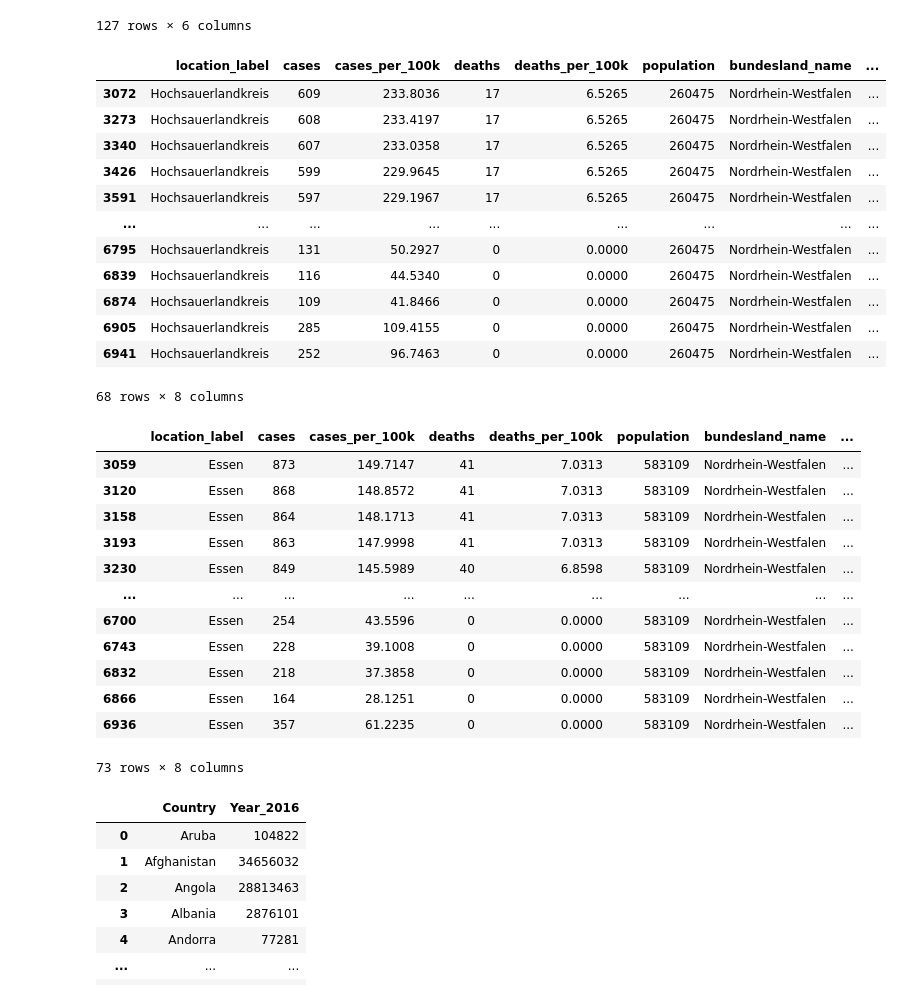
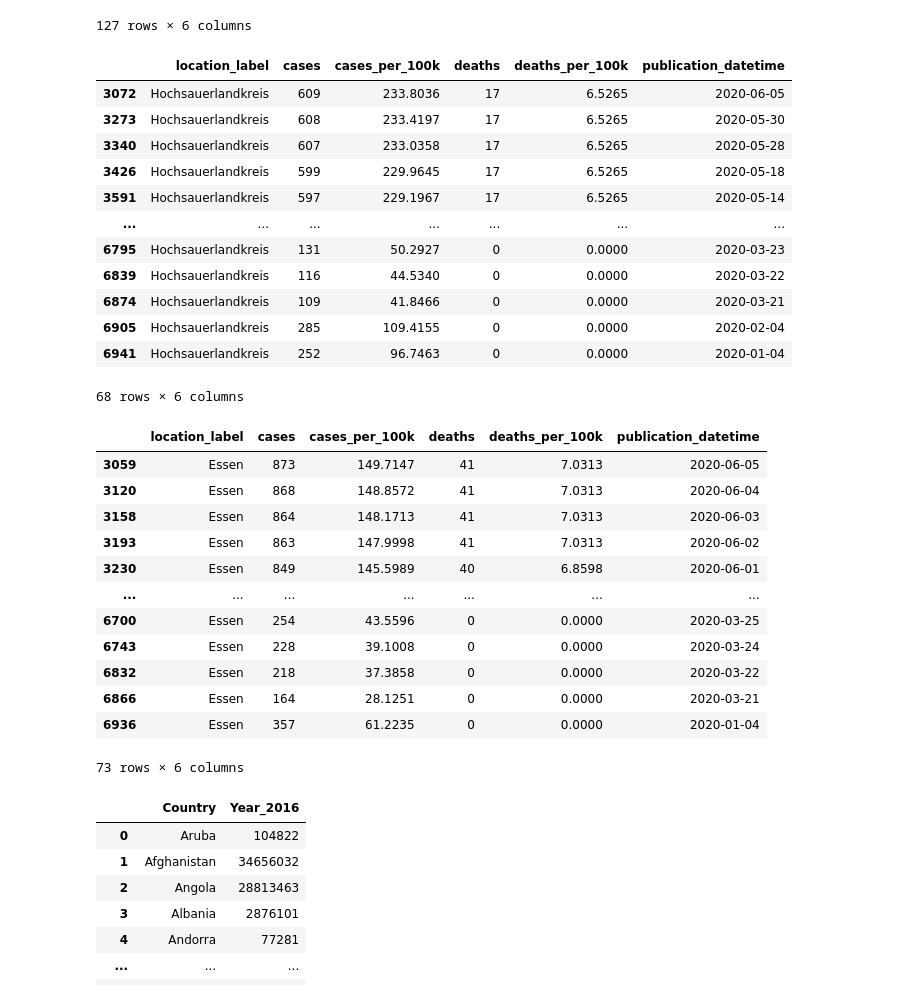
Before and after one commit to Jubo30/Data-Science-Project, a Jupyter notebook: Täglicher Zuwachs Deutschland.ipynb, the cells around one changed output. Cells and saved outputs as stored; diff of their text form; code cells hidden in the pictures.

```diff
--- a/Täglicher Zuwachs Deutschland.ipynb
+++ b/Täglicher Zuwachs Deutschland.ipynb
@@ -186,46 +186,48 @@ welt_zuwachs.loc[welt_zuwachs['Country'].isin(arraywelt)]
 # %%
 kreise_zuwachs = pd.read_csv('COVID-19 Cases Germany_1591375436907.csv')
 kreise_zuwachs.drop(['relative_case_changes','fb_id','cases_per_population','relative_death_changes','bundesland_ags','kreis_ags','kreis_nuts','kreis_name','deaths_per_population','fb_datetime'], axis=1, inplace=True)
 kreise_zuwachs = kreise_zuwachs.fillna(0)
 kreise_zuwachs['deaths'] = kreise_zuwachs['deaths'].astype(int)
 #kreise_zuwachs['publication_datetime'] = kreise_zuwachs['publication_datetime'].replace('00:00:00'," ", regex = True)
 kreise_zuwachs['publication_datetime'] = kreise_zuwachs['publication_datetime'].str[:11]
 #kreise_zuwachs.head()
 arraykreise = ["Hochsauerlandkreis"]
 HSK = kreise_zuwachs.loc[kreise_zuwachs['location_label'].isin(arraykreise)]
+HSK = HSK.drop(columns=['population','bundesland_name'])
 arraykreise2 = ["Essen"]
 Essen = kreise_zuwachs.loc[kreise_zuwachs['location_label'].isin(arraykreise2)]
+Essen = Essen.drop(columns=['population','bundesland_name'])
 HSK
 # %% [output]
-|  | location_label | cases | cases_per_100k | deaths | deaths_per_100k | population | bundesland_name | ... |
-| 3072 | Hochsauerlandkreis | 609 | 233.8036 | 17 | 6.5265 | 260475 | Nordrhein-Westfalen | ... |
-| 3273 | Hochsauerlandkreis | 608 | 233.4197 | 17 | 6.5265 | 260475 | Nordrhein-Westfalen | ... |
-| 3340 | Hochsauerlandkreis | 607 | 233.0358 | 17 | 6.5265 | 260475 | Nordrhein-Westfalen | ... |
-| 3426 | Hochsauerlandkreis | 599 | 229.9645 | 17 | 6.5265 | 260475 | Nordrhein-Westfalen | ... |
-| 3591 | Hochsauerlandkreis | 597 | 229.1967 | 17 | 6.5265 | 260475 | Nordrhein-Westfalen | ... |
-| ... | ... | ... | ... | ... | ... | ... | ... | ... |
-| 6795 | Hochsauerlandkreis | 131 | 50.2927 | 0 | 0.0000 | 260475 | Nordrhein-Westfalen | ... |
-| 6839 | Hochsauerlandkreis | 116 | 44.5340 | 0 | 0.0000 | 260475 | Nordrhein-Westfalen | ... |
-| 6874 | Hochsauerlandkreis | 109 | 41.8466 | 0 | 0.0000 | 260475 | Nordrhein-Westfalen | ... |
-| 6905 | Hochsauerlandkreis | 285 | 109.4155 | 0 | 0.0000 | 260475 | Nordrhein-Westfalen | ... |
-| 6941 | Hochsauerlandkreis | 252 | 96.7463 | 0 | 0.0000 | 260475 | Nordrhein-Westfalen | ... |
+|  | location_label | cases | cases_per_100k | deaths | deaths_per_100k | publication_datetime |
+| 3072 | Hochsauerlandkreis | 609 | 233.8036 | 17 | 6.5265 | 2020-06-05 |
+| 3273 | Hochsauerlandkreis | 608 | 233.4197 | 17 | 6.5265 | 2020-05-30 |
+| 3340 | Hochsauerlandkreis | 607 | 233.0358 | 17 | 6.5265 | 2020-05-28 |
+| 3426 | Hochsauerlandkreis | 599 | 229.9645 | 17 | 6.5265 | 2020-05-18 |
+| 3591 | Hochsauerlandkreis | 597 | 229.1967 | 17 | 6.5265 | 2020-05-14 |
+| ... | ... | ... | ... | ... | ... | ... |
+| 6795 | Hochsauerlandkreis | 131 | 50.2927 | 0 | 0.0000 | 2020-03-23 |
+| 6839 | Hochsauerlandkreis | 116 | 44.5340 | 0 | 0.0000 | 2020-03-22 |
+| 6874 | Hochsauerlandkreis | 109 | 41.8466 | 0 | 0.0000 | 2020-03-21 |
+| 6905 | Hochsauerlandkreis | 285 | 109.4155 | 0 | 0.0000 | 2020-02-04 |
+| 6941 | Hochsauerlandkreis | 252 | 96.7463 | 0 | 0.0000 | 2020-01-04 |
-68 rows × 8 columns
+68 rows × 6 columns
 # %%
 Essen
 # %% [output]
-|  | location_label | cases | cases_per_100k | deaths | deaths_per_100k | population | bundesland_name | ... |
-| 3059 | Essen | 873 | 149.7147 | 41 | 7.0313 | 583109 | Nordrhein-Westfalen | ... |
-| 3120 | Essen | 868 | 148.8572 | 41 | 7.0313 | 583109 | Nordrhein-Westfalen | ... |
-| 3158 | Essen | 864 | 148.1713 | 41 | 7.0313 | 583109 | Nordrhein-Westfalen | ... |
-| 3193 | Essen | 863 | 147.9998 | 41 | 7.0313 | 583109 | Nordrhein-Westfalen | ... |
-| 3230 | Essen | 849 | 145.5989 | 40 | 6.8598 | 583109 | Nordrhein-Westfalen | ... |
-| ... | ... | ... | ... | ... | ... | ... | ... | ... |
-| 6700 | Essen | 254 | 43.5596 | 0 | 0.0000 | 583109 | Nordrhein-Westfalen | ... |
-| 6743 | Essen | 228 | 39.1008 | 0 | 0.0000 | 583109 | Nordrhein-Westfalen | ... |
-| 6832 | Essen | 218 | 37.3858 | 0 | 0.0000 | 583109 | Nordrhein-Westfalen | ... |
-| 6866 | Essen | 164 | 28.1251 | 0 | 0.0000 | 583109 | Nordrhein-Westfalen | ... |
-| 6936 | Essen | 357 | 61.2235 | 0 | 0.0000 | 583109 | Nordrhein-Westfalen | ... |
+|  | location_label | cases | cases_per_100k | deaths | deaths_per_100k | publication_datetime |
+| 3059 | Essen | 873 | 149.7147 | 41 | 7.0313 | 2020-06-05 |
+| 3120 | Essen | 868 | 148.8572 | 41 | 7.0313 | 2020-06-04 |
+| 3158 | Essen | 864 | 148.1713 | 41 | 7.0313 | 2020-06-03 |
+| 3193 | Essen | 863 | 147.9998 | 41 | 7.0313 | 2020-06-02 |
+| 3230 | Essen | 849 | 145.5989 | 40 | 6.8598 | 2020-06-01 |
+| ... | ... | ... | ... | ... | ... | ... |
+| 6700 | Essen | 254 | 43.5596 | 0 | 0.0000 | 2020-03-25 |
+| 6743 | Essen | 228 | 39.1008 | 0 | 0.0000 | 2020-03-24 |
+| 6832 | Essen | 218 | 37.3858 | 0 | 0.0000 | 2020-03-22 |
+| 6866 | Essen | 164 | 28.1251 | 0 | 0.0000 | 2020-03-21 |
+| 6936 | Essen | 357 | 61.2235 | 0 | 0.0000 | 2020-01-04 |
-73 rows × 8 columns
+73 rows × 6 columns
 # %%
 laendereinwohner = pd.read_csv('population-figures-by-country-csv_csv.csv')
 laendereinwohner = laendereinwohner[['Country','Year_2016']]
```
Also changed, not shown: parts of 16 cells of this notebook.
